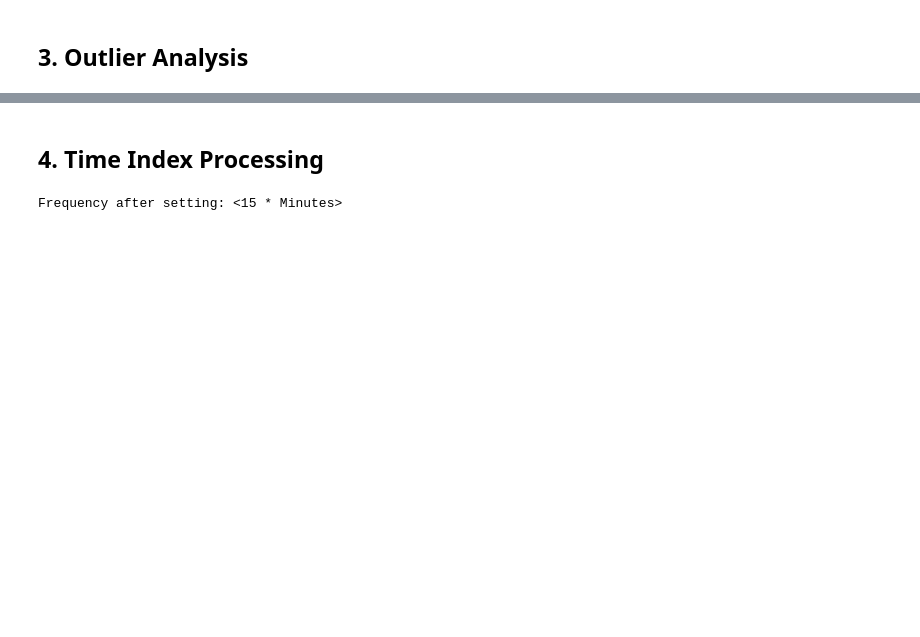
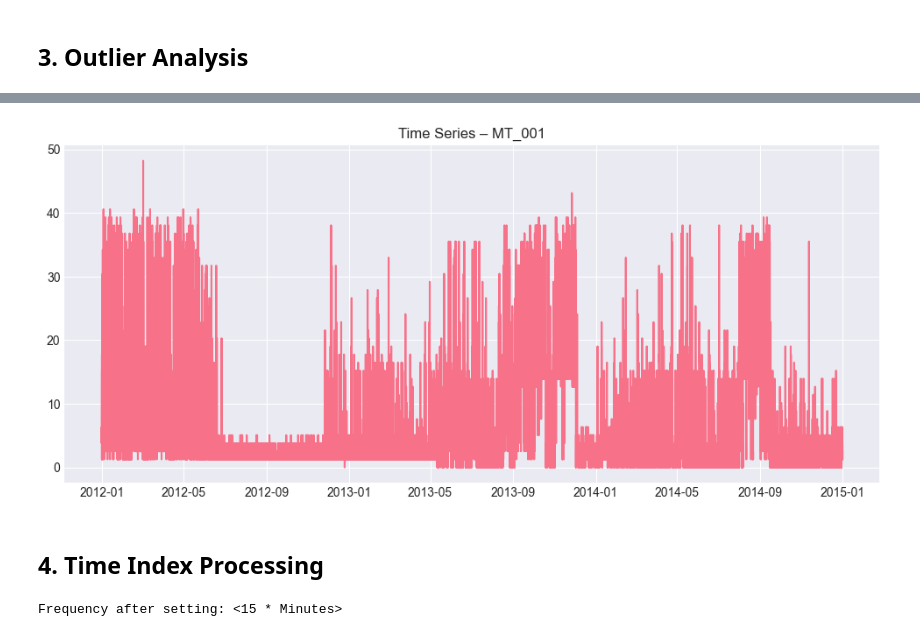
Before and after one commit to Dai-Nguyen1506/Electricity-Load-Diagrams, a Jupyter notebook: notebooks/03_preprocessing.ipynb, the cells around one changed output, grey strips where cells are left out. Saved outputs shown, nothing was run; the diff lists cells and outputs as text; code cells hidden in the pictures; blank space fills up the shorter version.

```diff
--- a/notebooks/03_preprocessing.ipynb
+++ b/notebooks/03_preprocessing.ipynb
@@ -215,3 +232,12 @@ Percentage of Zeros: 20.15% (Matches report ~20.15%)
+# %%
+customer = df_cleaned.columns[0]
+
+plt.figure(figsize=(12, 5))
+plt.plot(df_cleaned[customer])
+plt.title(f"Time Series – {customer}")
+plt.show()
+# %% [output]
+[figure, added]
 # %% [markdown]
 ## 4. Time Index Processing
 # %%
```
Also changed, not shown: parts of 28 cells of this notebook.
